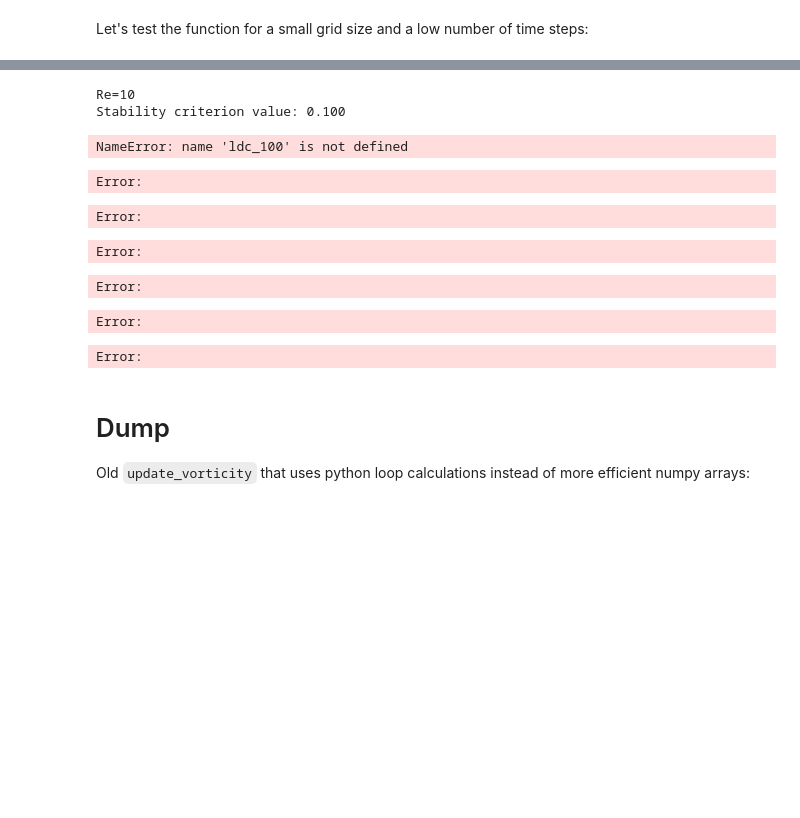
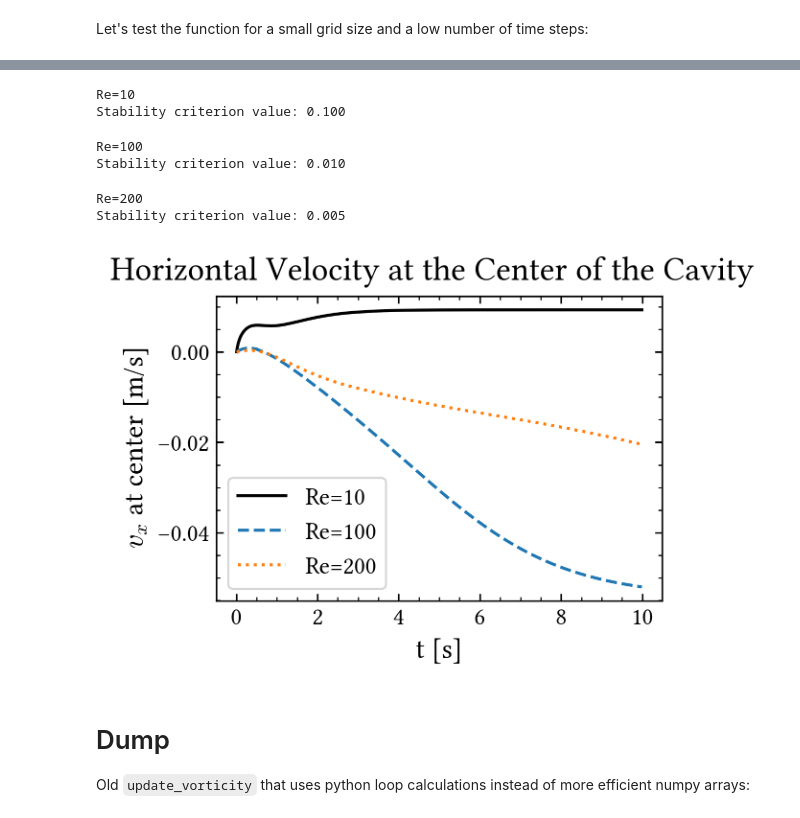
Before and after one commit to Fubinii/FD_fluid_dynamics, a Jupyter notebook: FD_fluid_dynamics.ipynb, the cells around one changed output, grey strips where cells are left out. Cells and saved outputs as stored; diff of their text form; code cells hidden in the pictures; blank space fills up the shorter version.

```diff
--- a/FD_fluid_dynamics.ipynb
+++ b/FD_fluid_dynamics.ipynb
@@ -240,75 +280,67 @@ Let's test the function for a small grid size and a low number of time steps:
 # %%
-n_t = 10000
+n_t = 1000
 
 print("Re=10")
 ldc_10 = LDC(h=0.1,
              dt = 0.01,
              Re = 10,
              grid_size=(20,20),
-             vx_wall=1
              )
 
-u_10, w_10 = ldc_10.system_evolution(n_t=n_t)
+u_10, w_10, vxc_10 = ldc_10.system_evolution(n_t=n_t, get_pressure=False)
 np.save('data/ldc_Re10.npy', (u_10, w_10))
 
-# print("Re=100")
-# ldc_100 = LDC(h=0.1,
-#              dt = 0.01,
-#              Re = 100,
-#              grid_size=(20,20),
-#              vx_wall=1
-#              )
+print("Re=100")
+ldc_100 = LDC(h=0.1,
+             dt = 0.01,
+             Re = 100,
+             grid_size=(20,20),
+             )
 
-# u_100, w_100 = ldc_100.system_evolution(n_t=n_t)
-# np.save('data/ldc_Re100.npy', (u_100, w_100))
+u_100, w_100, vxc_100 = ldc_100.system_evolution(n_t=n_t, get_pressure=False)
+np.save('data/ldc_Re100.npy', (u_100, w_100))
 
-# print("Re=200")
-# ldc_200 = LDC(h=0.1,
-#              dt = 0.01,
-#              Re = 200,
-#              grid_size=(20,20),
-#              vx_wall=1
-#              )
+print("Re=200")
+ldc_200 = LDC(h=0.1,
+             dt = 0.01,
+             Re = 200,
+             grid_size=(20,20),
+             )
 
-# u_200, w_200 = ldc_200.system_evolution(n_t=n_t)
-# np.save('data/ldc_Re200.npy', (u_200, w_200))
+u_200, w_200, vxc_200 = ldc_200.system_evolution(n_t=n_t, get_pressure=False)
+np.save('data/ldc_Re200.npy', (u_200, w_200))
 # %% [output]
 Re=10
 Stability criterion value: 0.100
+Re=100
+Stability criterion value: 0.010
+Re=200
+Stability criterion value: 0.005
 # %%
 # plt.imshow(u_10[-1], origin='lower'); plt.title("Stream function")
 # plt.colorbar()
 # plt.figure()
 # plt.imshow(w_10[-1], origin='lower'); plt.title("Vorticity")
 # plt.colorbar()
 
-vx_center_10 = ldc_10.get_vx_center(u_10)
-vx_center_100 = ldc_100.get_vx_center(u_100)
-vx_center_200 = ldc_200.get_vx_center(u_200)
 
 t = np.arange(0,n_t)*ldc_10.dt
 
 fig, ax = plt.subplots(figsize=fsize_small)
 fig.suptitle("Horizontal Velocity at the Center of the Cavity")
 
-ax.plot(t[1:], vx_center_10[1:], label='Re=10')
-ax.plot(t[1:], vx_center_100[1:], label='Re=100', linestyle='--')
-ax.plot(t[1:], vx_center_200[1:], label='Re=200', linestyle=':')
+ax.plot(t[1:], vxc_10[1:], label='Re=10')
+ax.plot(t[1:], vxc_100[1:], label='Re=100', linestyle='--')
+ax.plot(t[1:], vxc_200[1:], label='Re=200', linestyle=':')
 
 ax.set_xlabel(r"t [s]")
 ax.set_ylabel(r"$v_x$ at center [m/s]")
 ax.legend()
 
 plt.savefig('figures/vx_center.pdf')
 plt.show()
 # %% [output]
-NameError: name 'ldc_100' is not defined
-Error:
-Error:
-Error:
-Error:
-Error:
-Error:
+[figure, added]
 # %% [markdown]
 # Dump
 
```
Also changed, not shown: parts of 6 cells of this notebook, 5 other files.
